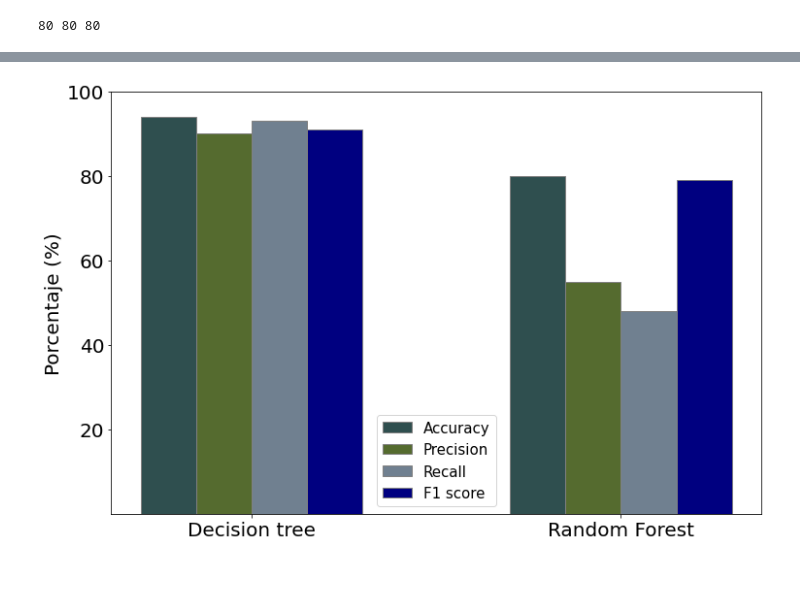
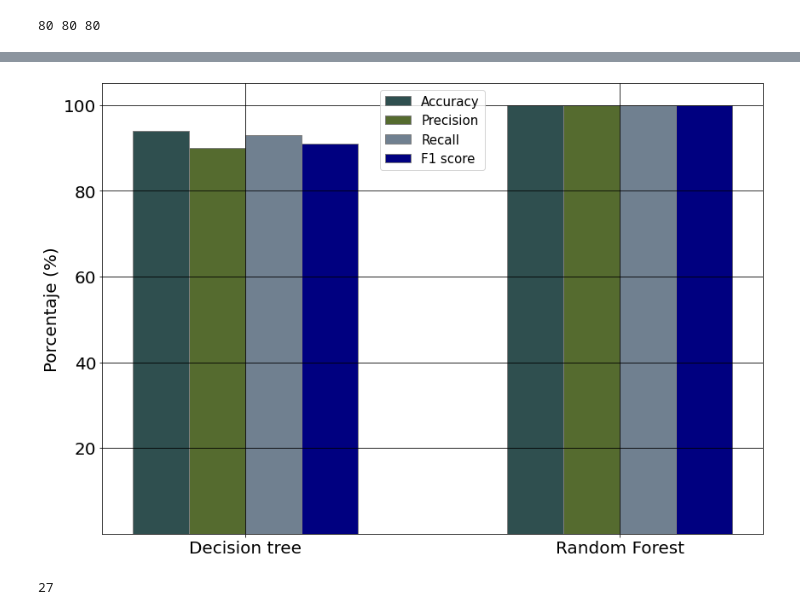
Before and after one commit to GustavoBecerra1109/-Solucion-LHS-para-mejorar-los-servicios-de-salud-renal-en-Lima-Metropolitana, a Jupyter notebook: Decision-Tree.ipynb, the cells around one changed output, grey strips where cells are left out. Cells and saved outputs as stored; diff of their text form; code cells hidden in the pictures; blank space fills up the shorter version.

```diff
--- a/Decision-Tree.ipynb
+++ b/Decision-Tree.ipynb
@@ -14,6 +14,18 @@ from sklearn.metrics import accuracy_score
 from sklearn.metrics import confusion_matrix
 from sklearn.metrics import mean_absolute_error
 from sklearn.metrics import mean_squared_error
+# %%
+#Setup
+from pathlib import Path
+
+IMAGES_PATH = Path() / "results"
+IMAGES_PATH.mkdir(parents=True, exist_ok=True)
+
+def save_fig(fig_id, tight_layout=True, fig_extension="jpg", resolution=300):
+    path = IMAGES_PATH / f"{fig_id}.{fig_extension}"
+    if tight_layout:
+        plt.tight_layout()
+    plt.savefig(path, format=fig_extension, dpi=resolution)
 # %%
 #Read new csv and show
 df = pd.read_csv('./data/KD.csv')
@@ -193,36 +224,39 @@ barWidth = 0.15
 fig = plt.subplots(figsize=(12, 8))
 
 # Set height of bar
 
 models = ['Decision tree', 'Random Forest']
-accuracy = [94, 80]
-precision = [90, 55]
-recall = [93, 48]
-f1_score = [91, 79]
+accuracy = [94, 100]
+precision = [90, 100]
+recall = [93, 100]
+f1_score = [91, 100]
 
 # St positions of bat on X axis
 pos1_acc = np.arange(len(accuracy))
 pos2_pre = [x + barWidth for x in pos1_acc]
 pos3_rec = [x + barWidth for x in pos2_pre]
 pos4_f1 = [x + barWidth for x in pos3_rec]
 
 # Mat the plot
 plt.bar(pos1_acc, accuracy, color='darkslategray', width=barWidth,
     edgecolor='grey', label='Accuracy')
 plt.bar(pos2_pre, precision, color='darkolivegreen', width=barWidth,
     edgecolor='grey', label='Precision')
 plt.bar(pos3_rec, recall, color='slategray', width=barWidth,
     edgecolor='grey', label='Recall')
 plt.bar(pos4_f1, f1_score, color='navy', width=barWidth,
     edgecolor='grey', label='F1 score')
 
 
 # Adding Xticks
 plt.ylabel('Porcentaje (%)', fontsize=20)
 plt.xticks([r + 1.5*barWidth for r in range(len(accuracy))], models, fontsize=20)
 plt.yticks([20, 40, 60, 80, 100], fontsize=20)
 
-plt.legend(fontsize=15)
+plt.legend(fontsize=15, loc="upper center")
+plt.grid(color="black")
+save_fig("comparison_models")
+
 plt.show()
 # %% [output]
-[figure, old version]
+[figure, new version]
@@ -228,0 +267,5 @@ plt.show()
+# %%
+l = list(y_score)
+l.count(1)
+# %% [output]
+27
```
Also changed, not shown: parts of 18 cells of this notebook, 5 other files.
